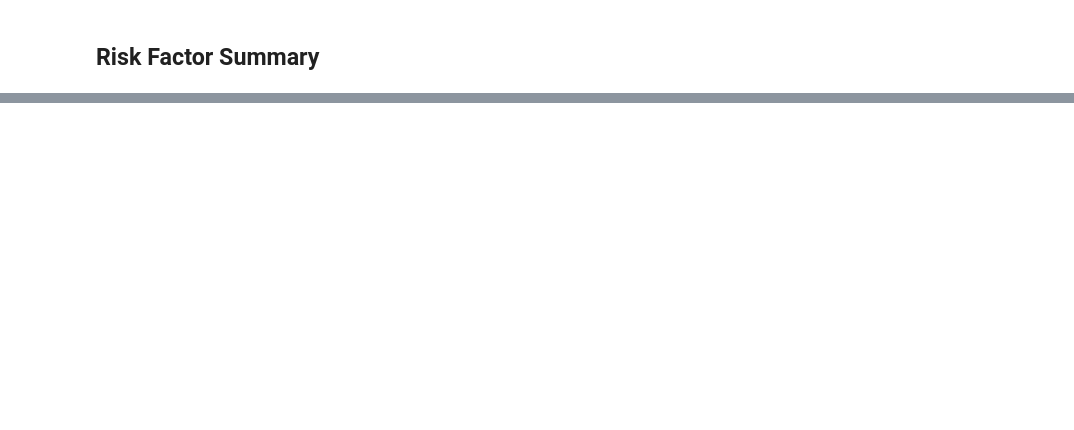
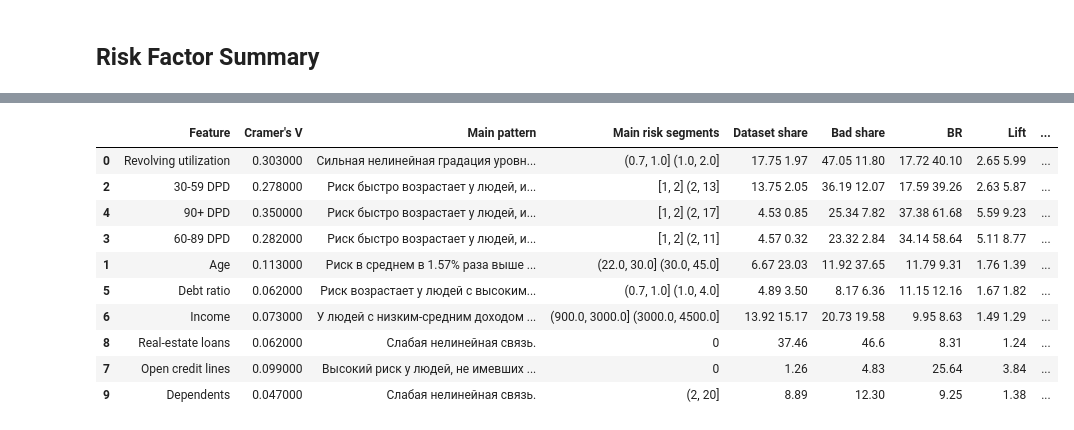
Before and after one commit to drema3-4/Credit-Risk-Analytics-and-Scoring, a Jupyter notebook: src/notebooks/02_risk_analysis.ipynb, the cells around one changed output, grey strips where cells are left out. Cells and saved outputs as stored; diff of their text form; code cells hidden in the pictures; blank space fills up the shorter version.

```diff
--- a/src/notebooks/02_risk_analysis.ipynb
+++ b/src/notebooks/02_risk_analysis.ipynb
@@ -1843,0 +2016,14 @@ risk_factor_summary.style.set_properties(**{"text-align": "left", "white-space":
+# %%
+risk_factor_summary
+# %% [output]
+|  | Feature | Cramer's V | Main pattern | Main risk segments | Dataset share | Bad share | BR | Lift | ... |
+| 0 | Revolving utilization | 0.303000 | Сильная нелинейная градация уровн... | (0.7, 1.0] (1.0, 2.0] | 17.75 1.97 | 47.05 11.80 | 17.72 40.10 | 2.65 5.99 | ... |
+| 2 | 30-59 DPD | 0.278000 | Риск быстро возрастает у людей, и... | [1, 2] (2, 13] | 13.75 2.05 | 36.19 12.07 | 17.59 39.26 | 2.63 5.87 | ... |
+| 4 | 90+ DPD | 0.350000 | Риск быстро возрастает у людей, и... | [1, 2] (2, 17] | 4.53 0.85 | 25.34 7.82 | 37.38 61.68 | 5.59 9.23 | ... |
+| 3 | 60-89 DPD | 0.282000 | Риск быстро возрастает у людей, и... | [1, 2] (2, 11] | 4.57 0.32 | 23.32 2.84 | 34.14 58.64 | 5.11 8.77 | ... |
+| 1 | Age | 0.113000 | Риск в среднем в 1.57% раза выше ... | (22.0, 30.0] (30.0, 45.0] | 6.67 23.03 | 11.92 37.65 | 11.79 9.31 | 1.76 1.39 | ... |
+| 5 | Debt ratio | 0.062000 | Риск возрастает у людей с высоким... | (0.7, 1.0] (1.0, 4.0] | 4.89 3.50 | 8.17 6.36 | 11.15 12.16 | 1.67 1.82 | ... |
+| 6 | Income | 0.073000 | У людей с низким-средним доходом ... | (900.0, 3000.0] (3000.0, 4500.0] | 13.92 15.17 | 20.73 19.58 | 9.95 8.63 | 1.49 1.29 | ... |
+| 8 | Real-estate loans | 0.062000 | Слабая нелинейная связь. | 0 | 37.46 | 46.6 | 8.31 | 1.24 | ... |
+| 7 | Open credit lines | 0.099000 | Высокий риск у людей, не имевших ... | 0 | 1.26 | 4.83 | 25.64 | 3.84 | ... |
+| 9 | Dependents | 0.047000 | Слабая нелинейная связь. | (2, 20] | 8.89 | 12.30 | 9.25 | 1.38 | ... |
```
Also changed, not shown: parts of 19 cells of this notebook.
